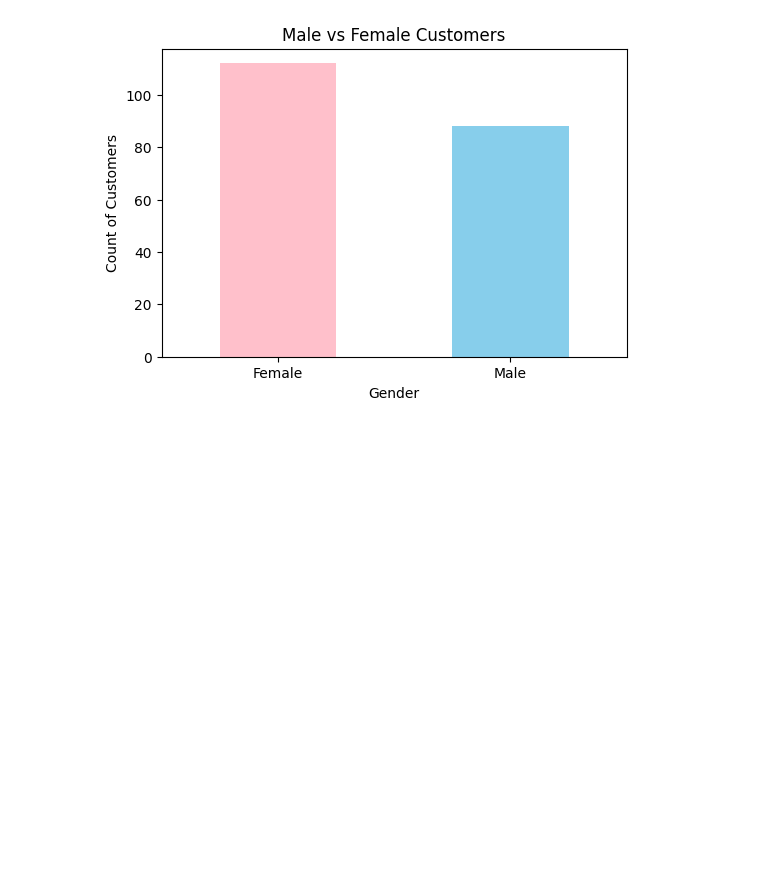
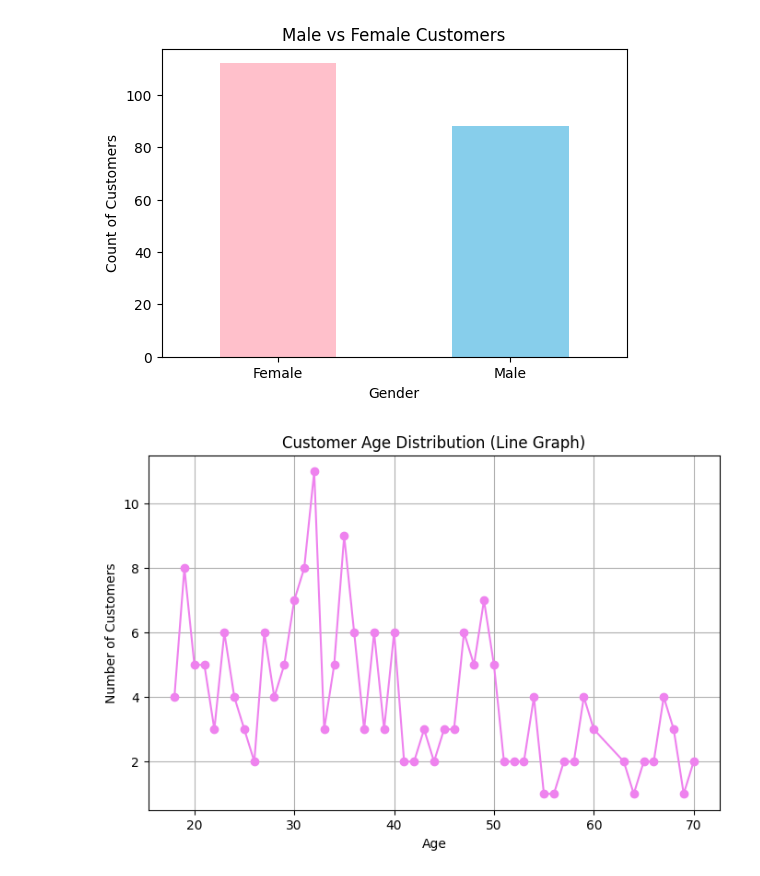
Before and after one commit to Shresthhan/AMNIL-Intern-, a Jupyter notebook: Task_5/mall_customer_segmentation.ipynb, the cells around one changed output. Saved outputs shown, nothing was run; the diff lists cells and outputs as text; code cells hidden in the pictures; blank space fills up the shorter version.

```diff
--- a/Task_5/mall_customer_segmentation.ipynb
+++ b/Task_5/mall_customer_segmentation.ipynb
@@ -84,4 +106,16 @@ plt.xticks(rotation=0)
 plt.show()
 # %% [output]
 [figure]
+# %%
+age_counts = df['Age'].value_counts().sort_index()
+
+plt.figure(figsize=(8,5))
+plt.plot(age_counts.index, age_counts.values, marker='o', linestyle='-', color='violet')
+plt.title('Customer Age Distribution (Line Graph)')
+plt.xlabel('Age')
+plt.ylabel('Number of Customers')
+plt.grid(True)
+plt.show()
+# %% [output]
+[figure, added]
 # %%
```
Also changed, not shown: parts of 47 cells of this notebook.
